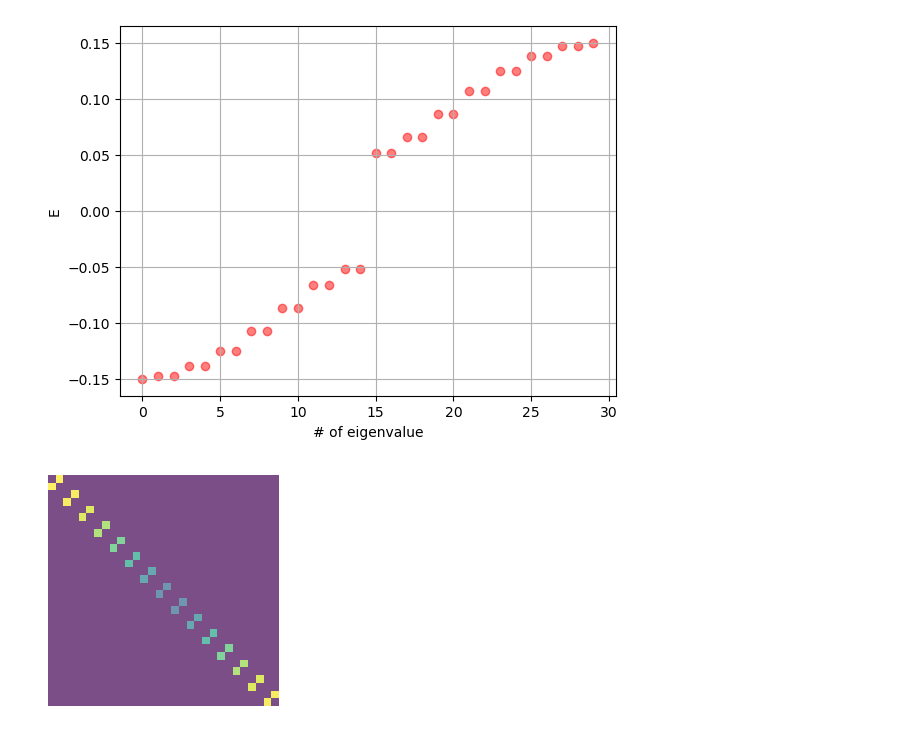
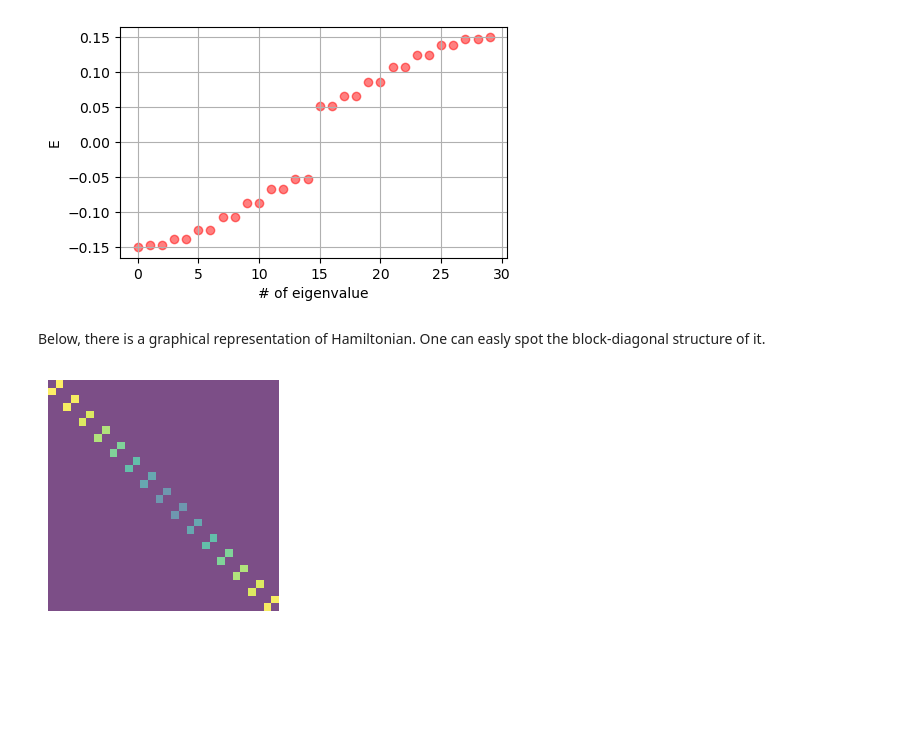
Before and after one commit to JedrekSt/NonHermitianQW, a Jupyter notebook: demo_/SSH_demo.ipynb, the cells around one changed output. Cells and saved outputs as stored; diff of their text form; code cells hidden in the pictures; blank space fills up the shorter version.

```diff
--- a/demo_/SSH_demo.ipynb
+++ b/demo_/SSH_demo.ipynb
@@ -12,17 +90,21 @@ from SSH import *
 # %%
-ssh = BulkSSH(15,{
+ssh = BulkSSH(15,**{
     "u" : 0.05,
     "v" : 0.1
 })
 
 E = np.sort(ssh.get_eigen())
-plt.scatter(range(len(E)),E,color = "red",alpha = 0.5)
-plt.xlabel("# of eigenvalue")
-plt.ylabel("E")
-plt.grid(True)
+fig = plt.figure(figsize = (5,3))
+ax = fig.add_subplot()
+ax.scatter(range(len(E)),E,color = "red",alpha = 0.5)
+ax.set_xlabel("# of eigenvalue")
+ax.set_ylabel("E")
+ax.grid(True)
 plt.show()
 # %% [output]
-[figure, old version]
+[figure, new version]
+# %% [markdown]
+Below, there is a graphical representation of Hamiltonian. One can easly spot the block-diagonal structure of it.
 # %%
 Hk = ssh.get_momentum()
 
```
Also changed, not shown: parts of 28 cells of this notebook, 1 other file.
